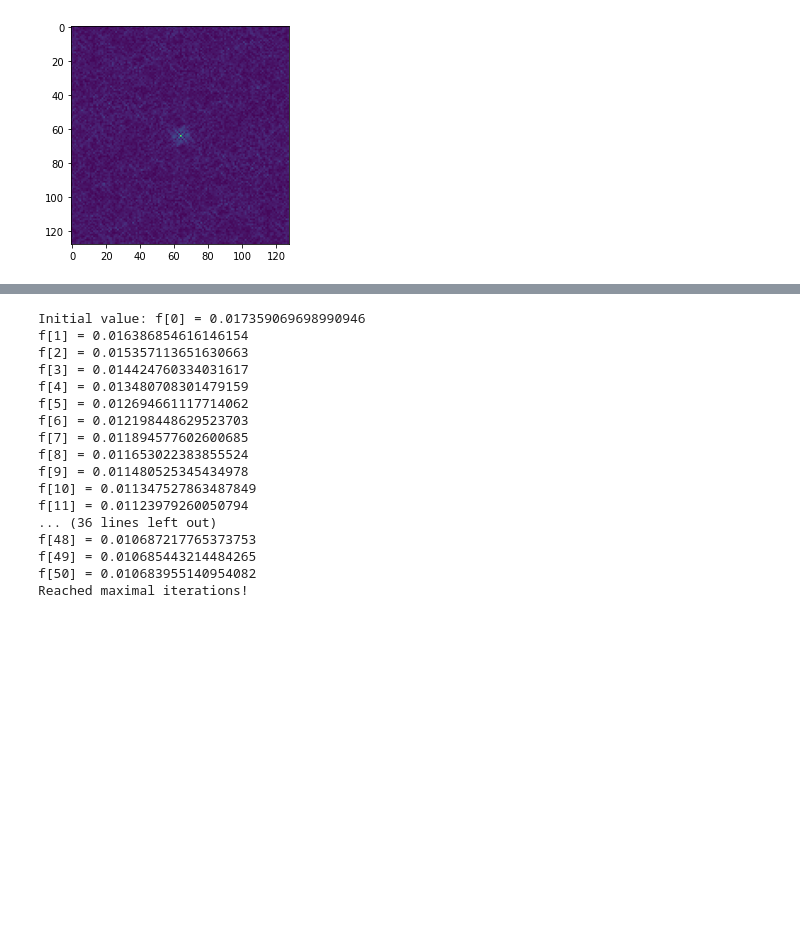
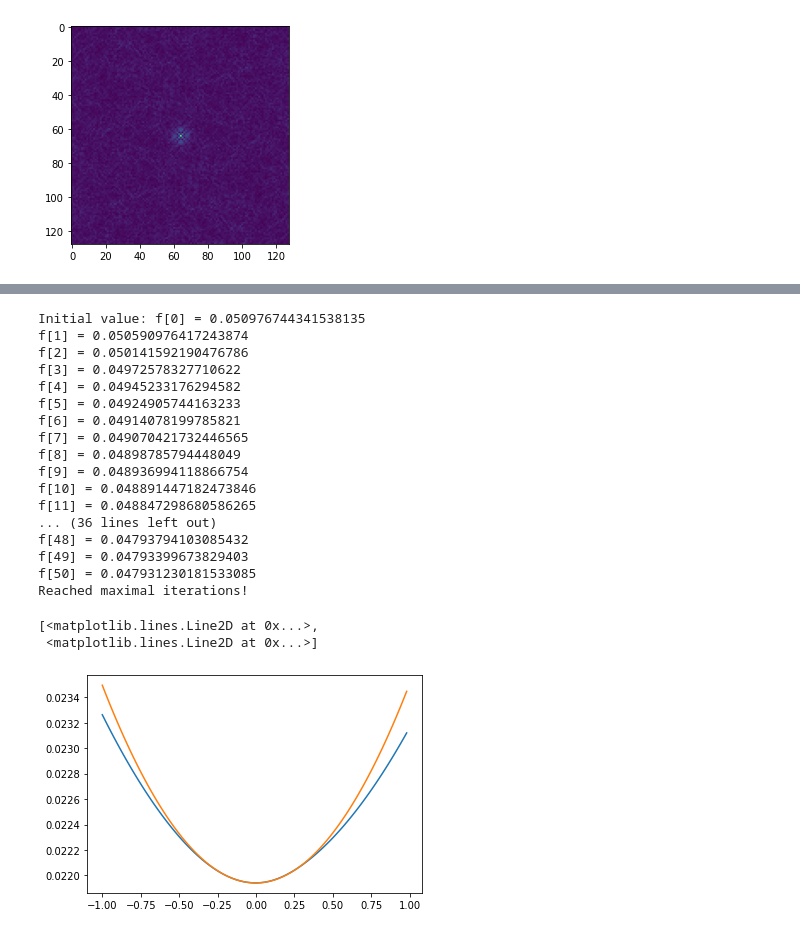
Before and after one commit to graefm/lorm, a Jupyter notebook: examples/disc/tsp_2d.ipynb, the cells around one changed output, grey strips where cells are left out. Cells and saved outputs as stored; diff of their text form; code cells hidden in the pictures; blank space fills up the shorter version.

```diff
--- a/examples/disc/tsp_2d.ipynb
+++ b/examples/disc/tsp_2d.ipynb
@@ -12,17 +12,19 @@ def sampleCircle(num):
     coords[:,0] = np.sin(t)
     return coords
 # %%
-mu_m = 200
+mu_m = 400
 mu = 0.4*sampleCircle(mu_m) + 0.1*(np.random.rand(mu_m,2)-0.5)
+#mu = np.random.rand(mu_m,2)-0.5
+#mu_m = 4
 #mu = 0.3*np.array([[-1,-1],[-1,1],[1,-1],[1,1]])
 
 mu_N_half = 64
 nfft2d = nfft.NFFT2D(mu_m,2*mu_N_half,2*mu_N_half)
 nfft2d.x = mu
 nfft2d.precompute_x()
-nfft2d.f = np.ones(mu_m,dtype=np.complex)/mu_m
+nfft2d.f = np.ones(mu_m,dtype=complex)/mu_m
 nfft2d.adjoint()
-mu_hat = np.zeros([2*mu_N_half,2*mu_N_half],dtype=np.complex)
+mu_hat = np.zeros([2*mu_N_half,2*mu_N_half],dtype=complex)
 mu_hat[:] = nfft2d.f_hat/nfft2d.f_hat[mu_N_half,mu_N_half]
 # %%
 %matplotlib inline
@@ -35,10 +37,10 @@ e2 = lorm.manif.EuclideanSpace(2)
 points = lorm.manif.ManifoldPointArray(e2)
 points.coords = 0.2*sampleCircle(100)
 # %%
-N_half = 16
+N_half = 32
 N=2*N_half
 m = points.coords.shape[0]
-energy = disc.energy_curveling_2d.plan(m,N,0.5,1)
+energy = disc.energy_curveling_2d.plan(m,N,0.2,2, closed=False)
 if mu_N_half >= N_half:
     energy._mu_hat[:] = mu_hat[mu_N_half-N_half:mu_N_half+N_half,mu_N_half-N_half:mu_N_half+N_half]
 else:
@@ -74,29 +76,27 @@ def update_points(p):
 [interactive output not drawn]
 [interactive output not drawn]
 # %%
-energy._alpha =1
-energy._L = 0.4*2*np.pi
 method= lorm.optim.ConjugateGradientMethod(max_iter=50,tol_grad=1e-12)
 method.listener = update_points
 for i in range(1):
     points = method.run(energy,points)
 # %% [output]
-Initial value: f[0] = 0.017359069698990946
-f[1] = 0.016386854616146154
-f[2] = 0.015357113651630663
-f[3] = 0.014424760334031617
-f[4] = 0.013480708301479159
-f[5] = 0.012694661117714062
-f[6] = 0.012198448629523703
-f[7] = 0.011894577602600685
-f[8] = 0.011653022383855524
-f[9] = 0.011480525345434978
-f[10] = 0.011347527863487849
-f[11] = 0.01123979260050794
+Initial value: f[0] = 0.050976744341538135
+f[1] = 0.050590976417243874
+f[2] = 0.050141592190476786
+f[3] = 0.04972578327710622
+f[4] = 0.04945233176294582
+f[5] = 0.04924905744163233
+f[6] = 0.04914078199785821
+f[7] = 0.049070421732446565
+f[8] = 0.04898785794448049
+f[9] = 0.048936994118866754
+f[10] = 0.048891447182473846
+f[11] = 0.048847298680586265
 ... (36 lines left out)
-f[48] = 0.010687217765373753
-f[49] = 0.010685443214484265
-f[50] = 0.010683955140954082
+f[48] = 0.04793794103085432
+f[49] = 0.04793399673829403
+f[50] = 0.047931230181533085
 Reached maximal iterations!
 # %%
 #points_new.coords = temp
@@ -111,3 +111,14 @@ temp[2*m2-1,:] = (tempc[0,:]+tempc[m2-1,:])/2
 
 m = len(temp)
 points.coords = temp
+# %%
+# test the quatradic approximation obtain from the gradient and the Hessian
+%matplotlib inline
+v=energy.grad(points)
+v.coords = 0.001*np.random.randn(m,2)
+f,q, s = lorm.utils.eval_objective_function_with_quadratic_approximation(energy,v)
+plt.plot(s,f,s,q)
+# %% [output]
+[<matplotlib.lines.Line2D at 0x...>,
+ <matplotlib.lines.Line2D at 0x...>]
+[figure, added]
```
Also changed, not shown: parts of 2 cells of this notebook, 4 other files.
